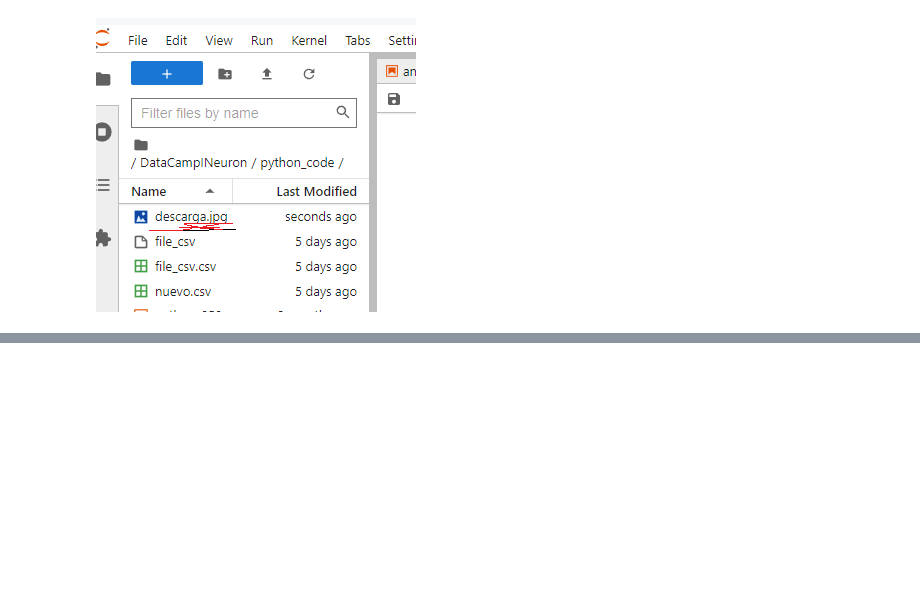
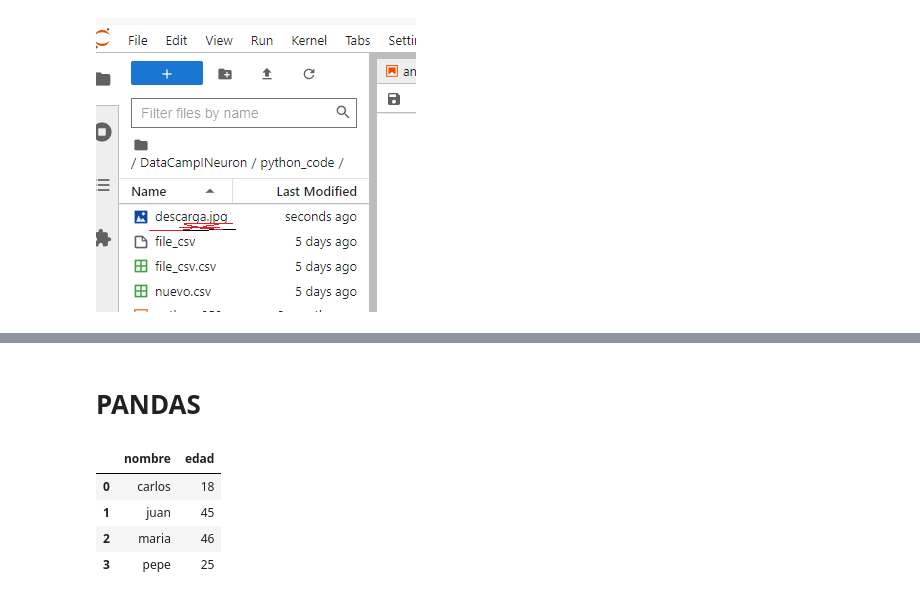
Before and after one commit to rivillasm/python_code, a Jupyter notebook: python_053_general.ipynb, the cells around one changed output, grey strips where cells are left out. Cells and saved outputs as stored; diff of their text form; code cells hidden in the pictures; blank space fills up the shorter version.

```diff
--- a/python_053_general.ipynb
+++ b/python_053_general.ipynb
@@ -460,0 +498,13 @@ urllib.request.urlretrieve(url_image, filename)
+# %% [markdown]
+# PANDAS
+# %%
+import pandas as pd
+
+df = pd.read_csv("file_csv.csv")
+df
+# %% [output]
+|  | nombre | edad |
+| 0 | carlos | 18 |
+| 1 | juan | 45 |
+| 2 | maria | 46 |
+| 3 | pepe | 25 |
```
Also changed, not shown: parts of 5 cells of this notebook.
